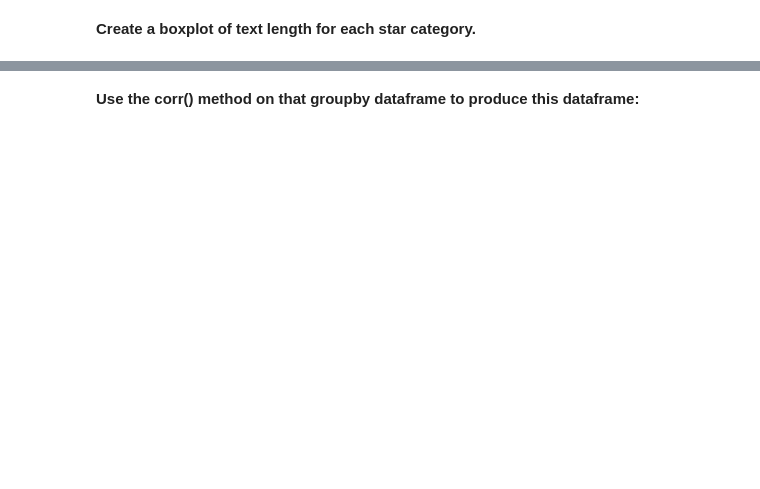
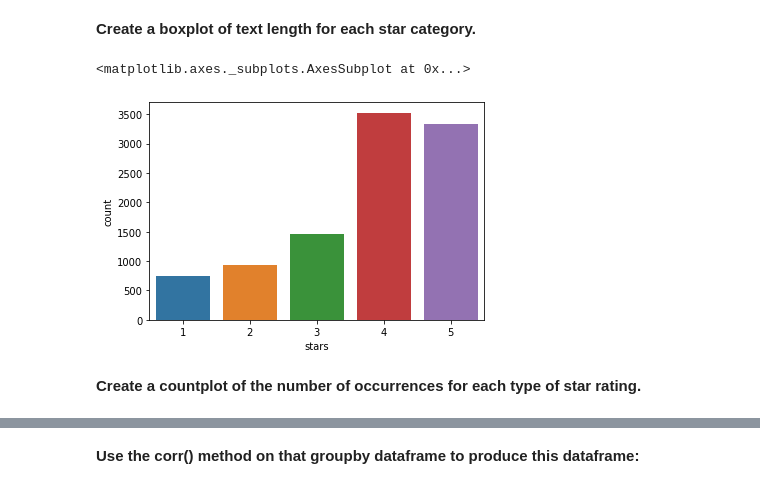
Before and after one commit to k21k/Python-Notes, a Jupyter notebook: Machine Learning/Natural Language Processing/NLP Project .ipynb, the cells around one changed output, grey strips where cells are left out. Cells and saved outputs as stored; diff of their text form; code cells hidden in the pictures; blank space fills up the shorter version.

```diff
--- a/Machine Learning/Natural Language Processing/NLP Project .ipynb
+++ b/Machine Learning/Natural Language Processing/NLP Project .ipynb
@@ -85,2 +139,9 @@ Let's explore the data
 # %% [markdown]
 **Create a boxplot of text length for each star category.**
+# %%
+sns.countplot('stars', data = df)
+# %% [output]
+<matplotlib.axes._subplots.AxesSubplot at 0x...>
+[figure, added]
+# %% [markdown]
+**Create a countplot of the number of occurrences for each type of star rating.**
```
Also changed, not shown: parts of 36 cells of this notebook, 4 other files.
